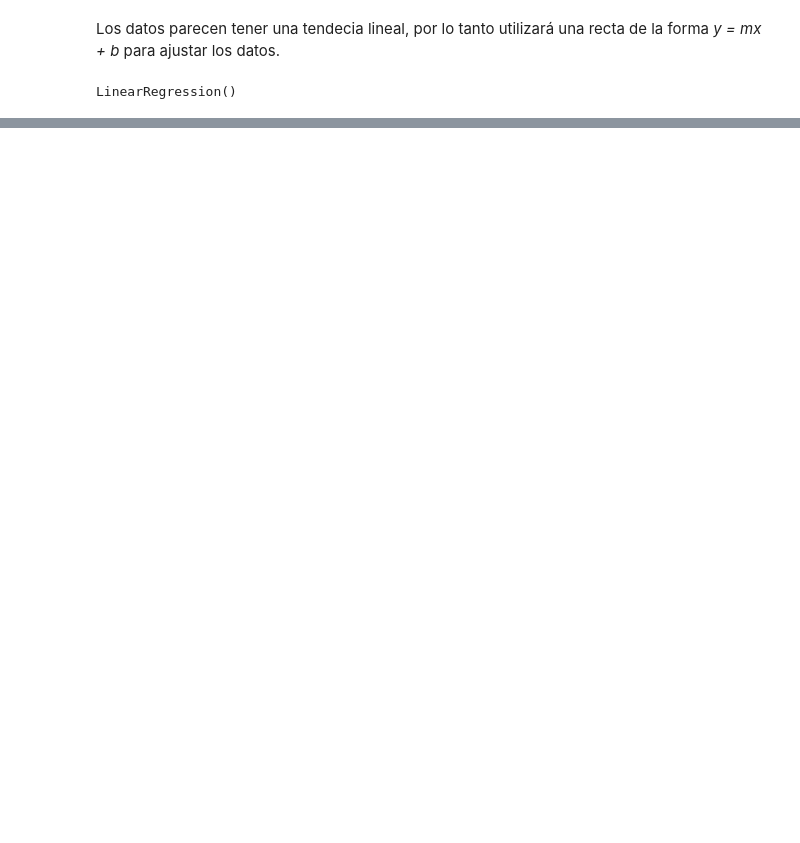
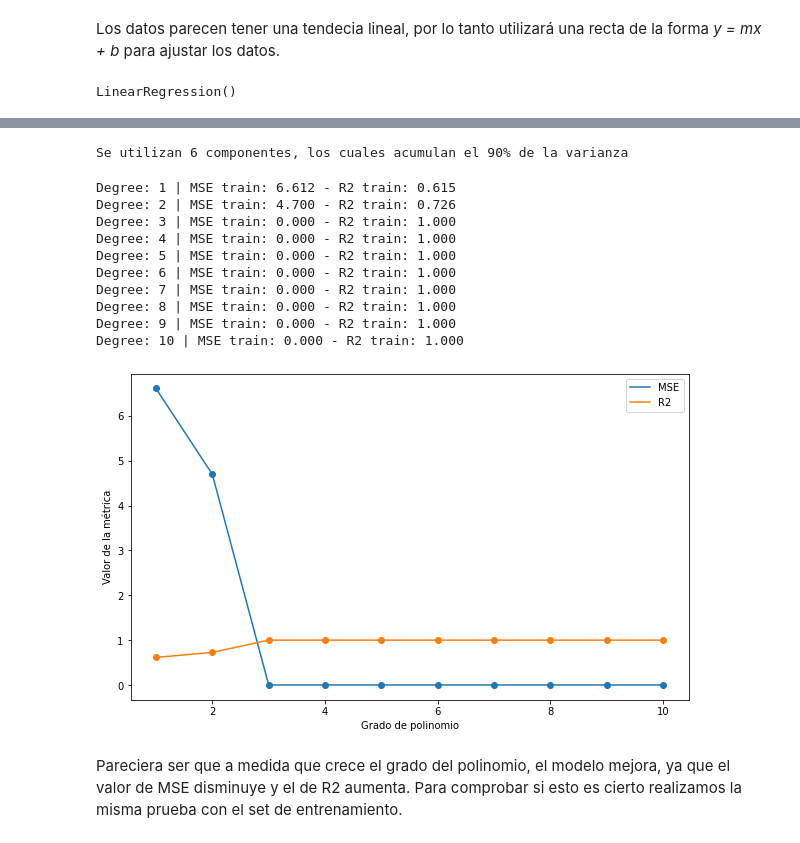
Before and after one commit to achurichi/CEIA-inteligencia_artificial, a Jupyter notebook: TP_final/tp_final.ipynb, the cells around one changed output, grey strips where cells are left out. Cells and saved outputs as stored; diff of their text form; code cells hidden in the pictures; blank space fills up the shorter version.

```diff
--- a/TP_final/tp_final.ipynb
+++ b/TP_final/tp_final.ipynb
@@ -270,0 +294,75 @@ plt.show()
+# %%
+pca = PCA(n_components=0.9, random_state=RANDOM_SEED).fit(X_train)
+X_train_pca = pca.transform(X_train)
+print(
+    f"Se utilizan {pca.n_components_} componentes, los cuales acumulan el 90% de la varianza"
+)
+# %% [output]
+Se utilizan 6 componentes, los cuales acumulan el 90% de la varianza
+# %%
+def evauluate_polinomials(
+    n_degrees, X_train, y_train, X_test=None, y_test=None, verbose=True
+):
+    """
+    Se evalua la performance de los polinomio de grado 1 a n_degrees
+    """
+    degrees = [i for i in range(1, n_degrees + 1)]
+    mse_train_list = []
+    r2_train_list = []
+    mse_test_list = []
+    r2_test_list = []
+    has_test = X_test is not None and y_test is not None
+
+    for degree in degrees:
+        poly = PolynomialFeatures(degree=degree)
+        X_poly = poly.fit_transform(X_train)
+        linear_regression = LinearRegression().fit(X_poly, y_train)
+        y_pred = linear_regression.predict(X_poly)
+        mse_train_list.append(mean_squared_error(y_train, y_pred))
+        r2_train_list.append(r2_score(y_train, y_pred))
+
+        if has_test:
+            X_test_poly = poly.transform(X_test)
+            y_pred = linear_regression.predict(X_test_poly)
+            mse_test_list.append(mean_squared_error(y_test, y_pred))
+            r2_test_list.append(r2_score(y_test, y_pred))
+
+        if verbose:
+            message = f"Degree: {degree} | MSE train: {mse_train_list[-1]:.3f} - R2 train: {r2_train_list[-1]:.3f}"
+            if has_test:
+                message += f" | MSE test: {mse_test_list[-1]:.3f} - R2 test: {r2_test_list[-1]:.3f}"
+            print(message)
+
+    if has_test:
+        return mse_train_list, r2_train_list, mse_test_list, r2_test_list
+    else:
+        return mse_train_list, r2_train_list
+
+
+n_degrees = 10
+degrees = [i for i in range(1, n_degrees + 1)]
+mse_list, r2_list = evauluate_polinomials(n_degrees, X_train_pca, y_train)
+
+plt.figure(figsize=(10, 6))
+plt.scatter(degrees, mse_list)
+plt.scatter(degrees, r2_list)
+plt.plot(degrees, mse_list, label="MSE")
+plt.plot(degrees, r2_list, label="R2")
+plt.xlabel("Grado de polinomio")
+plt.ylabel("Valor de la métrica")
+plt.legend()
+plt.show()
+# %% [output]
+Degree: 1 | MSE train: 6.612 - R2 train: 0.615
+Degree: 2 | MSE train: 4.700 - R2 train: 0.726
+Degree: 3 | MSE train: 0.000 - R2 train: 1.000
+Degree: 4 | MSE train: 0.000 - R2 train: 1.000
+Degree: 5 | MSE train: 0.000 - R2 train: 1.000
+Degree: 6 | MSE train: 0.000 - R2 train: 1.000
+Degree: 7 | MSE train: 0.000 - R2 train: 1.000
+Degree: 8 | MSE train: 0.000 - R2 train: 1.000
+Degree: 9 | MSE train: 0.000 - R2 train: 1.000
+Degree: 10 | MSE train: 0.000 - R2 train: 1.000
+[figure, added]
+# %% [markdown]
+Pareciera ser que a medida que crece el grado del polinomio, el modelo mejora, ya que el valor de MSE disminuye y el de R2 aumenta. Para comprobar si esto es cierto realizamos la misma prueba con el set de entrenamiento.
```
Also changed, not shown: parts of 28 cells of this notebook.
